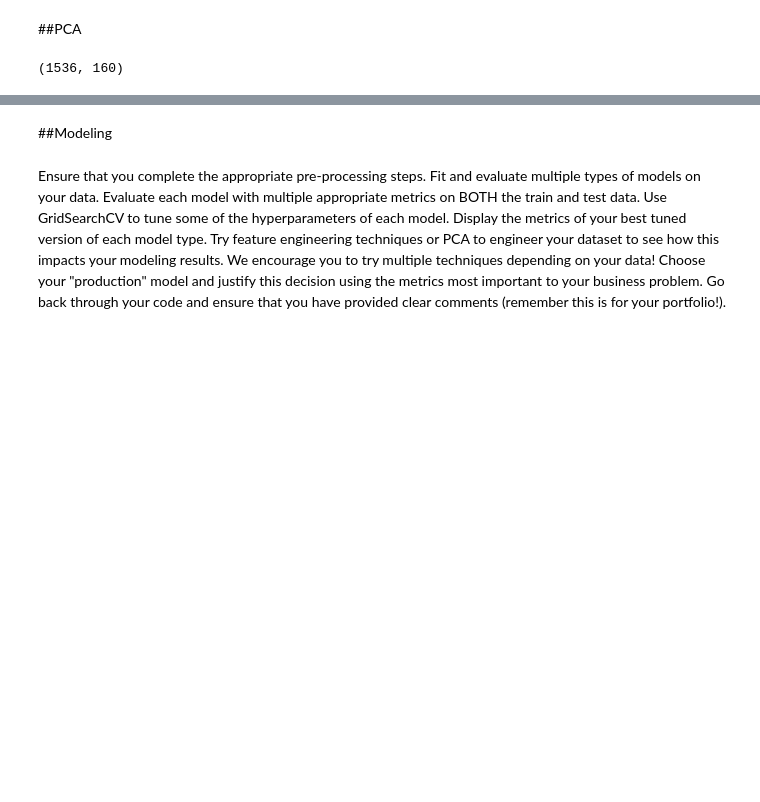
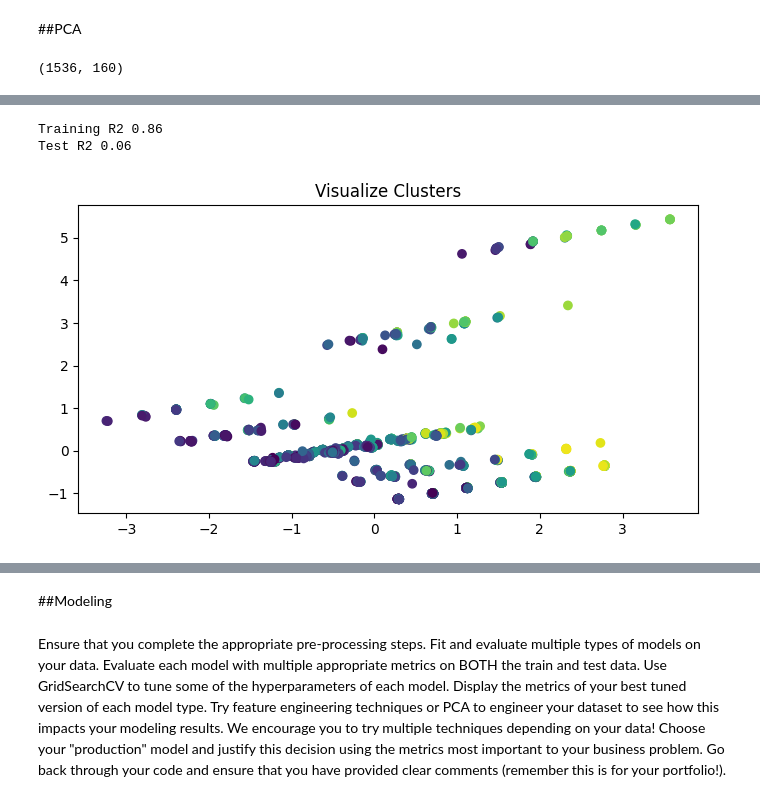
Before and after one commit to jtanzi56/Inspection-Data, a Jupyter notebook: Wine_Data_jtanzi.ipynb, the cells around one changed output, grey strips where cells are left out. Cells and saved outputs as stored; diff of their text form; code cells hidden in the pictures; blank space fills up the shorter version.

```diff
--- a/Wine_Data_jtanzi.ipynb
+++ b/Wine_Data_jtanzi.ipynb
@@ -597,0 +661,21 @@ print(processor.fit_transform(X_train).shape)
+# %%
+scaler = StandardScaler()
+ohe = OneHotEncoder(sparse=False, handle_unknown='ignore')
+label_encoder = LabelEncoder()
+mean_imputer = SimpleImputer(strategy='mean')
+missing_imputer = SimpleImputer(strategy='constant', fill_value='missing')
+
+ord_cols = 'ordinal_mapping'
+
+cat_cols = make_column_selector(dtype_include='object')
+
+
+num_pipe = make_pipeline(scaler)
+cat_pipe = make_pipeline(missing_imputer, ohe)
+ord_pipe = make_pipeline(scaler, mean_imputer)
+
+processor = make_column_transformer((num_pipe, num_cols),
+                                    (ord_pipe, ord_cols),
+                                    (cat_pipe, cat_cols))
+
+print(processor.fit_transform(X_train).shape)
@@ -597,0 +742,21 @@ print(processor.fit_transform(X_train).shape)
+# %%
+print(f'Training R2 {r2_score(y_train, train_pred):.2f}')
+print(f'Test R2 {r2_score(y_test, test_pred):.2f}')
+# %% [output]
+Training R2 0.86
+Test R2 0.06
+# %%
+X = df.drop(columns = 'price')
+le = LabelEncoder()
+y = le.fit_transform(df['price'])
+# %%
+scaled_df = processor.fit_transform(X)
+# %%
+pca = PCA(n_components=2)
+pcs = pca.fit_transform(scaled_df)
+# %%
+plt.figure(figsize = (8, 4))
+plt.scatter(pcs[:,0], pcs[:,1], c = y)
+plt.title('Visualize Clusters');
+# %% [output]
+[figure, added]
```
Also changed, not shown: parts of 21 cells of this notebook.
